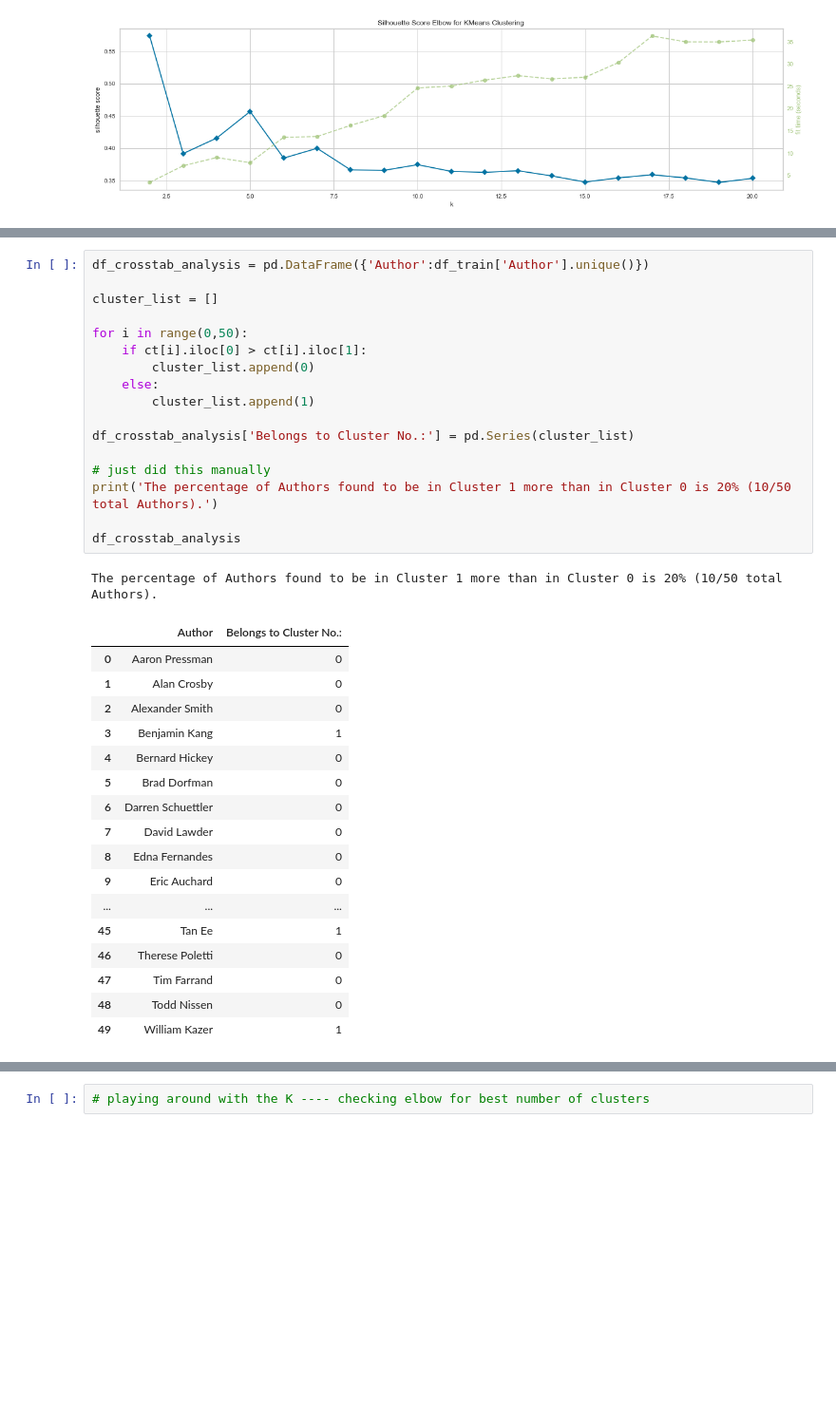
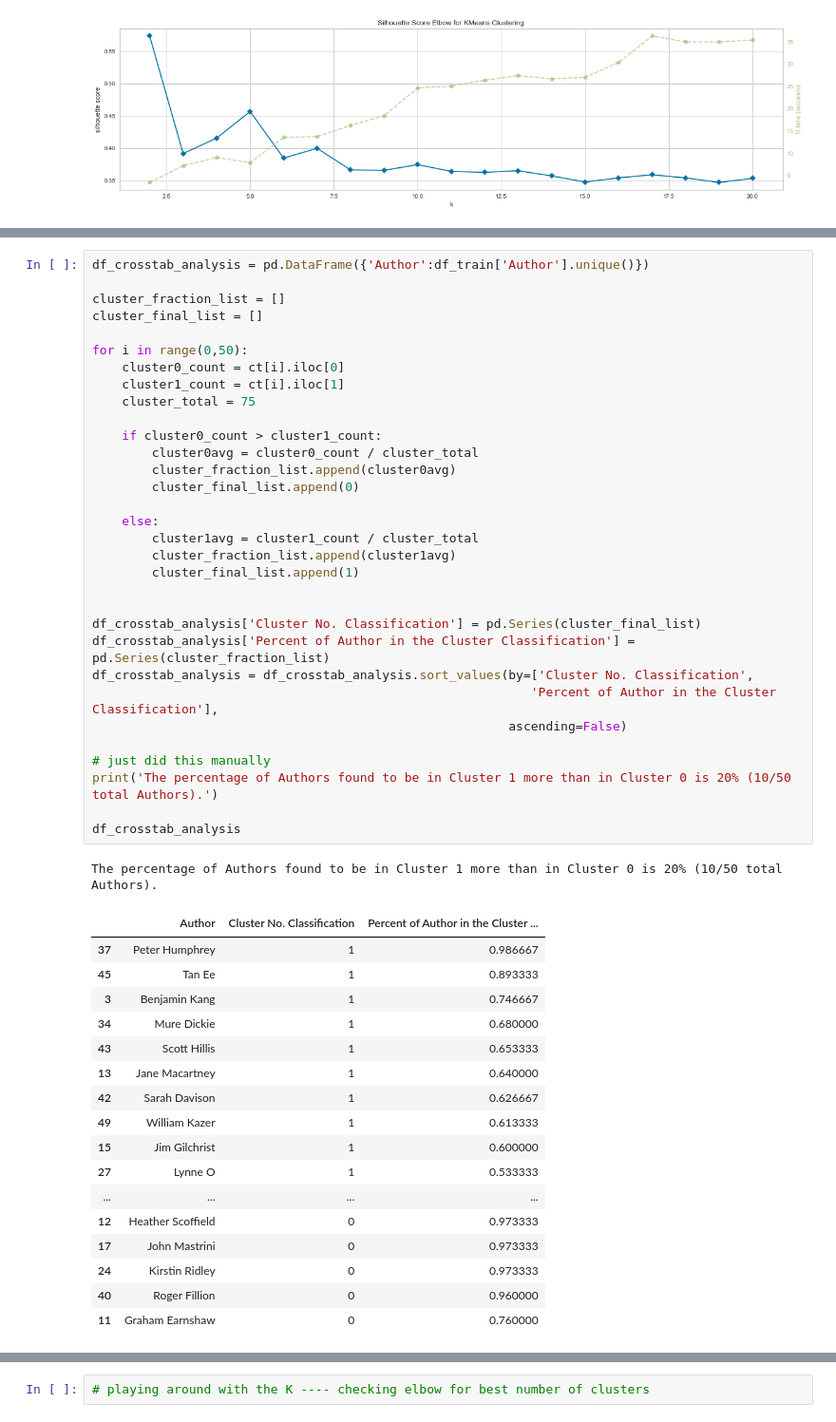
Before and after one commit to jafonte01/CAPSTONE---Unsupervised-Learning, a Jupyter notebook: Unit 4 NEW Capstone .ipynb, the cells around one changed output, grey strips where cells are left out. Shown: that part at 95% size. Cells and saved outputs as stored; diff of their text form; blank space fills up the shorter version.

Commit message:
K-Means cluster addition
Additional Analysis markdown text and modification of kmeans clustering with entire feature space (reduced down via PCA).

```diff
--- a/Unit 4 NEW Capstone .ipynb
+++ b/Unit 4 NEW Capstone .ipynb
@@ -775,36 +776,51 @@ Cluster 1 has center coordinates of: (0.25, -0.02)
 # %%
 df_crosstab_analysis = pd.DataFrame({'Author':df_train['Author'].unique()})
 
-cluster_list = []
+cluster_fraction_list = []
+cluster_final_list = []
 
 for i in range(0,50):
-    if ct[i].iloc[0] > ct[i].iloc[1]:
-        cluster_list.append(0)
+    cluster0_count = ct[i].iloc[0]
+    cluster1_count = ct[i].iloc[1]
+    cluster_total = 75
+
+    if cluster0_count > cluster1_count:
+        cluster0avg = cluster0_count / cluster_total
+        cluster_fraction_list.append(cluster0avg)
+        cluster_final_list.append(0)
+
     else:
-        cluster_list.append(1)
+        cluster1avg = cluster1_count / cluster_total
+        cluster_fraction_list.append(cluster1avg)
+        cluster_final_list.append(1)
 
-df_crosstab_analysis['Belongs to Cluster No.:'] = pd.Series(cluster_list)
+
+df_crosstab_analysis['Cluster No. Classification'] = pd.Series(cluster_final_list)
+df_crosstab_analysis['Percent of Author in the Cluster Classification'] = pd.Series(cluster_fraction_list)
+df_crosstab_analysis = df_crosstab_analysis.sort_values(by=['Cluster No. Classification',
+                                                           'Percent of Author in the Cluster Classification'],
+                                                        ascending=False)
 
 # just did this manually
 print('The percentage of Authors found to be in Cluster 1 more than in Cluster 0 is 20% (10/50 total Authors).')
 
 df_crosstab_analysis
 # %% [output]
 The percentage of Authors found to be in Cluster 1 more than in Cluster 0 is 20% (10/50 total Authors).
-|  | Author | Belongs to Cluster No.: |
-| 0 | Aaron Pressman | 0 |
-| 1 | Alan Crosby | 0 |
-| 2 | Alexander Smith | 0 |
-| 3 | Benjamin Kang | 1 |
-| 4 | Bernard Hickey | 0 |
-| 5 | Brad Dorfman | 0 |
-| 6 | Darren Schuettler | 0 |
-| 7 | David Lawder | 0 |
-| 8 | Edna Fernandes | 0 |
-| 9 | Eric Auchard | 0 |
-| ... | ... | ... |
-| 45 | Tan Ee | 1 |
-| 46 | Therese Poletti | 0 |
-| 47 | Tim Farrand | 0 |
-| 48 | Todd Nissen | 0 |
-| 49 | William Kazer | 1 |
+|  | Author | Cluster No. Classification | Percent of Author in the Cluster ... |
+| 37 | Peter Humphrey | 1 | 0.986667 |
+| 45 | Tan Ee | 1 | 0.893333 |
+| 3 | Benjamin Kang | 1 | 0.746667 |
+| 34 | Mure Dickie | 1 | 0.680000 |
+| 43 | Scott Hillis | 1 | 0.653333 |
+| 13 | Jane Macartney | 1 | 0.640000 |
+| 42 | Sarah Davison | 1 | 0.626667 |
+| 49 | William Kazer | 1 | 0.613333 |
+| 15 | Jim Gilchrist | 1 | 0.600000 |
+| 27 | Lynne O | 1 | 0.533333 |
+| ... | ... | ... | ... |
+| 12 | Heather Scoffield | 0 | 0.973333 |
+| 17 | John Mastrini | 0 | 0.973333 |
+| 24 | Kirstin Ridley | 0 | 0.973333 |
+| 40 | Roger Fillion | 0 | 0.960000 |
+| 11 | Graham Earnshaw | 0 | 0.760000 |
```
Also changed, not shown: parts of 7 cells of this notebook.
